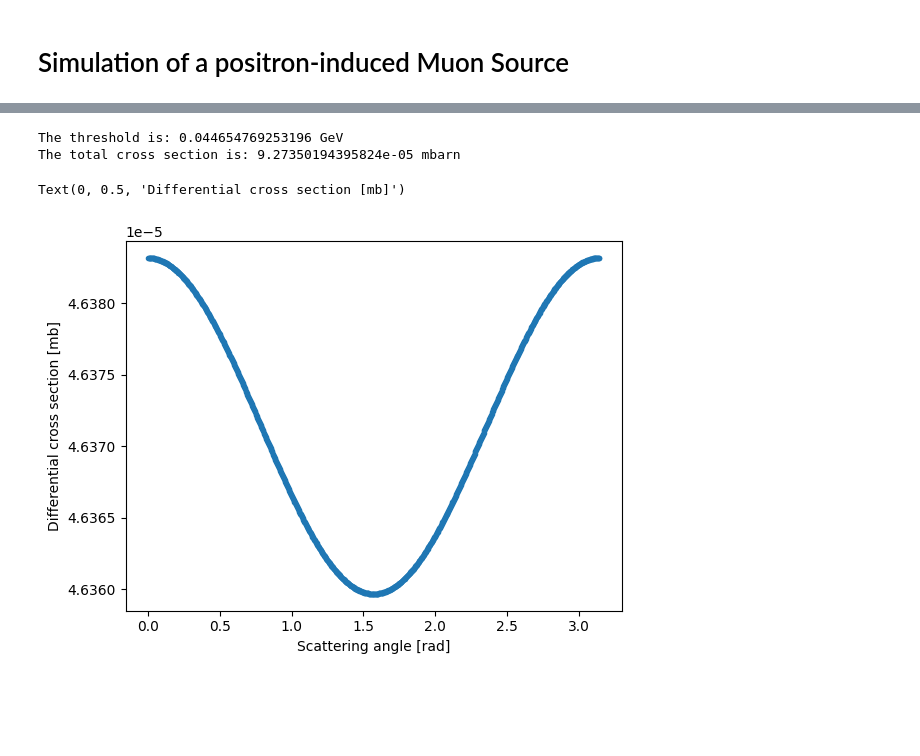
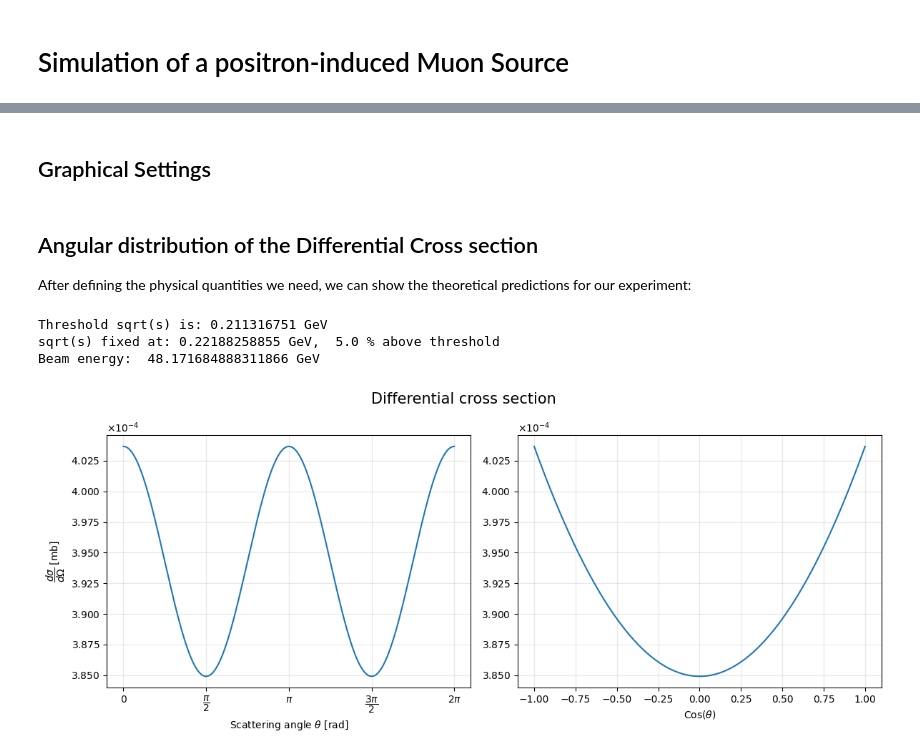
Before and after one commit to marcolorenzato00/LCP_Project, a Jupyter notebook: Project.ipynb, the cells around one changed output, grey strips where cells are left out. Drawn from its saved outputs; the diff is of its cells as text; code cells hidden in the pictures; blank space fills up the shorter version.

Commit message:
updated theory and distributions

```diff
--- a/Project.ipynb
+++ b/Project.ipynb
@@ -6,0 +157,2 @@ import pandas as pd
+# %% [markdown]
+## Graphical Settings
@@ -7,38 +207,53 @@ import pandas as pd
+# %%
+# Setting up scientific notation for all graphs
+formatter = ScalarFormatter(useMathText=True)
+formatter.set_scientific(True)
+formatter.set_powerlimits((0, 0))
+# %% [markdown]
+## Angular distribution of the Differential Cross section
+
+After defining the physical quantities we need, we can show the theoretical predictions for our experiment:
 # %%
-e = 1.602176634 * 10**(-19)     # THIS IS WRONG IN NATURAL UNITS
-mass_e = 0.00051099895069
-mass_mu = 0.1056583755       # we're working in GeV
-alpha = 1/137
-conversion_factor = 0.3894      # this is equal to (hbar * c)^2 expressed in mbarn * GeV
+# Threshold energy for muon pair production
+E_threshold = 2*mass_mu
+print('Threshold sqrt(s) is:', E_threshold, 'GeV')
 
-def cross_section(s, theta):
-    ratio = 4 * mass_mu**2 / s
-    return ((np.pi * alpha**2 )/ (2 * s)) * np.sqrt(1 - ratio) * (1 + ratio + (1 - ratio) * np.cos(theta)**2)
+E_percent_increase = 0.05
+E_fixed = E_threshold * (1 + E_percent_increase)
+print('sqrt(s) fixed at:', E_fixed, 'GeV, ', E_percent_increase * 100, r'% above threshold')
 
-def cross_section_norm(s, cos):
-    ratio = 4 * mass_mu**2 / s
-    beta = np.sqrt(1 - ratio)
-    return 3 / (4*(3 - beta**2)) * (1 + cos**2 + (1 - beta**2) * (1 - cos**2))
+s = E_fixed**2
 
+# Beam energy in lab frame
+beam_energy = (s - 2 * mass_e**2) / (2 * mass_e)
+print('Beam energy: ', beam_energy, 'GeV')
 
-print('The threshold is:', 4*mass_mu**2, 'GeV')
-s = 0.0447  # should be greater than 4 mass_mu
-l = np.linspace(0, np.pi, 1000, endpoint=True)
+#l = np.linspace(0, np.pi, 200, endpoint=True)
+#plt.plot(l, cross_section(s, l), marker=".")
+#plt.xlabel(r"$\theta$ [rad]")
+#plt.ylabel(r'$\frac{d\sigma}{d\Omega} \;[\mathrm{mb}]$')
+#plt.title(r"Differential cross section of muons vs scattering angle")
+#plt.show()
 
-ratio = 4 * mass_mu**2 / s
-beta = np.sqrt(1 - ratio)
+fig1, ax = plt.subplots(1, 2, figsize = (12, 5), layout='tight')
+a = np.linspace(0, 2*np.pi, 1000)
+b = np.linspace(-1, 1, 1000)
+fig1.suptitle('Differential cross section', size=15)
 
-#total cross section integrating over solid angle
-cross_section_tot = ((2 * np.pi * alpha**2) / (3 * s)) * beta * (3 - beta**2) * conversion_factor
-print('The total cross section is:', cross_section_tot, 'mbarn')
+ax[0].plot(a, cross_section(s, a))
+ax[0].set_xlabel(r'Scattering angle $\theta$ [rad]')
+ax[0].set_ylabel(r'$\dfrac{d\sigma}{d\Omega} \;[\mathrm{mb}]$')
+ax[0].grid(alpha=0.3)
+ax[0].yaxis.set_major_formatter(formatter)
+ax[0].set_xticks([0, np.pi/2, np.pi, 3*np.pi/2, 2*np.pi])
+ax[0].set_xticklabels(['0', r'$\dfrac{\pi}{2}$', r'$\pi$', r'$\dfrac{3\pi}{2}$', r'$2\pi$'] )
 
-fig, ax = plt.subplots()
-ax.plot(l, cross_section(s, l) * conversion_factor, marker=".")
-#plt.ylim(-10**-20, 10**-20)
-ax.set_xlabel('Scattering angle [rad]')
-ax.set_ylabel('Differential cross section [mb]')
+ax[1].plot(b, cross_section_cos(s, b))
+ax[1].set_xlabel(r'Cos($\theta$)')
+ax[1].grid(alpha=0.3)
+ax[1].yaxis.set_major_formatter(formatter)
 # %% [output]
-The threshold is: 0.044654769253196 GeV
-The total cross section is: 9.27350194395824e-05 mbarn
+Threshold sqrt(s) is: 0.211316751 GeV
+sqrt(s) fixed at: 0.22188258855 GeV,  5.0 % above threshold
+Beam energy:  48.171684888311866 GeV
-Text(0, 0.5, 'Differential cross section [mb]')
-[figure, old version]
+[figure, new version]
```
Also changed, not shown: parts of 43 cells of this notebook, 1 other file.
